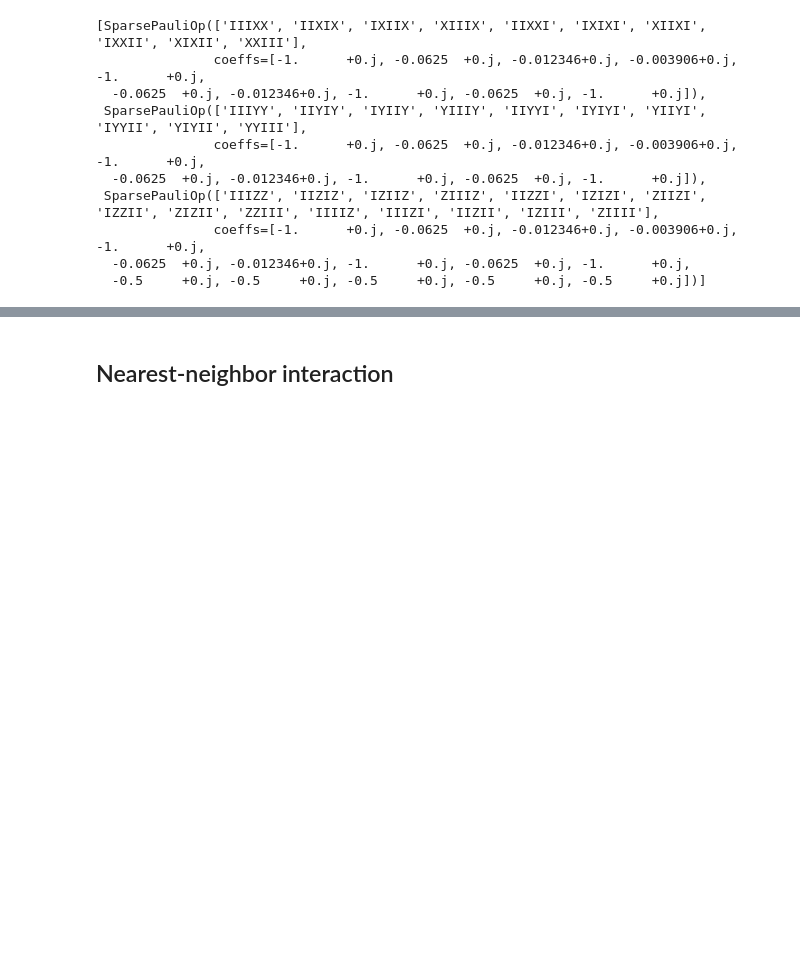
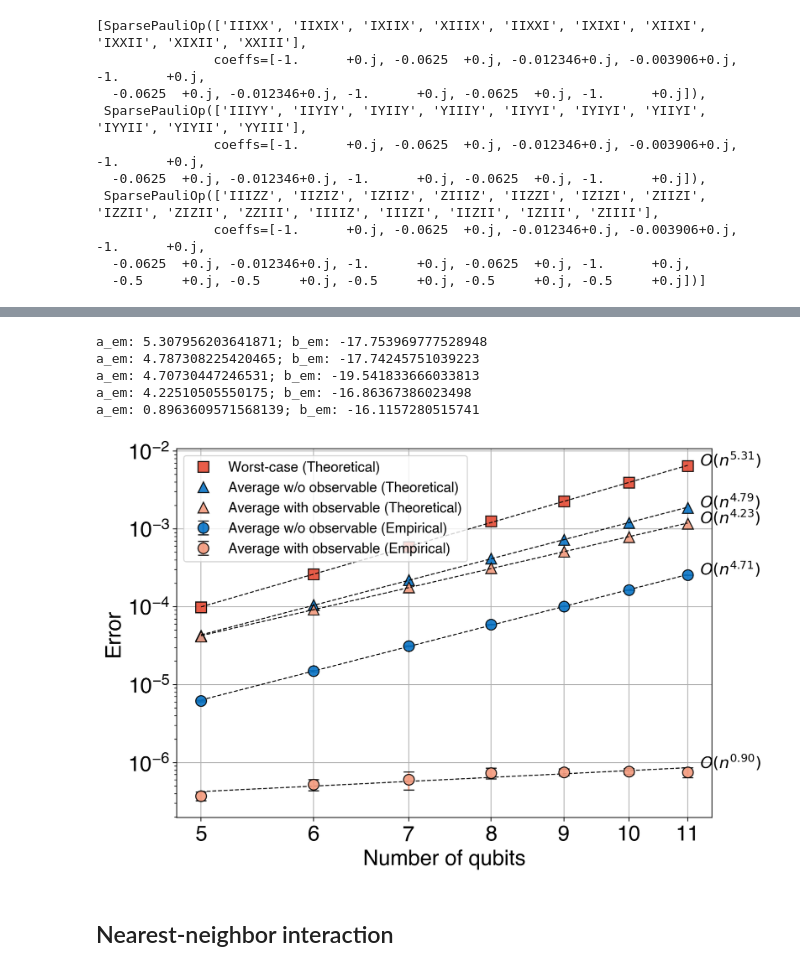
Before and after one commit to Jue-Xu/cookbook-quantum-simulation, a Jupyter notebook: random_input.ipynb, the cells around one changed output, grey strips where cells are left out. Saved outputs shown, nothing was run; the diff lists cells and outputs as text; code cells hidden in the pictures; blank space fills up the shorter version.

```diff
--- a/random_input.ipynb
+++ b/random_input.ipynb
@@ -125,3 +140,32 @@ a_em: 1.3364616305061874; b_em: -15.487126553653573
+# %%
+fig, ax = plt.subplots(1, 1, figsize=(9, 6), layout='tight')
+# ax.plot(n_list, norm4_list, 's', label='Norm4')
+ax.plot(n_list[1:], data['bnd_worst'][1:], 's', label='Worst-case (Theoretical)')
+ax.plot(n_list[1:], data['bnd_averg'][1:], '^', label='Average w/o observable (Theoretical)', color="#0A75C7")
+ax.plot(n_list[1:], data['bnd_averg_magn'][1:], '^', label='Average with observable (Theoretical)', color="#F39B7FFF")
+ax.errorbar(n_list[1:], data['emp_averg'][1:], data['emp_averg_std'][1:], fmt='o', label='Average w/o observable (Empirical)', capsize=5, color="#0A75C7")
+ax.errorbar(n_list[1:], data['emp_averg_magn'][1:], data['emp_averg_magn_std'][1:], fmt='o', label='Average with observable (Empirical)', capsize=5, color="#F39B7FFF")
+
+plot_fit(ax, n_list[1:], data['bnd_worst'][1:], var=suffix, x_offset=1.02)
+plot_fit(ax, n_list[1:], data['bnd_averg'][1:], var=suffix, x_offset=1.02)
+plot_fit(ax, n_list[1:], data['emp_averg'][1:], var=suffix, x_offset=1.02)
+plot_fit(ax, n_list[1:], data['bnd_averg_magn'][1:], var=suffix, x_offset=1.02)
+plot_fit(ax, n_list[1:], data['emp_averg_magn'][1:], var=suffix, x_offset=1.02)
+ax.set_xlabel(rf'Number of qubits')
+ax.set_ylabel(rf'Error')
+ax.loglog(); ax.grid()
+ax.set_xticks(n_list[1:])
+ax.get_xaxis().set_major_formatter(mpl.ticker.ScalarFormatter())
+ax.legend()
+plt.rc('legend', fontsize=MEDIUM_SIZE-2)
+fig.savefig(f'{figs_dir}/random_{prefix}_max={n_list[-1]}_{suffix}_sample={n_sample}_n=5.pdf', dpi=150, bbox_inches='tight')
+# %% [output]
+a_em: 5.307956203641871; b_em: -17.753969777528948
+a_em: 4.787308225420465; b_em: -17.74245751039223
+a_em: 4.70730447246531; b_em: -19.541833666033813
+a_em: 4.22510505550175; b_em: -16.86367386023498
+a_em: 0.8963609571568139; b_em: -16.1157280515741
+[figure, added]
 # %% [markdown]
 ## Nearest-neighbor interaction
 # %% [markdown]
```
Also changed, not shown: parts of 6 cells of this notebook, 49 other files.
